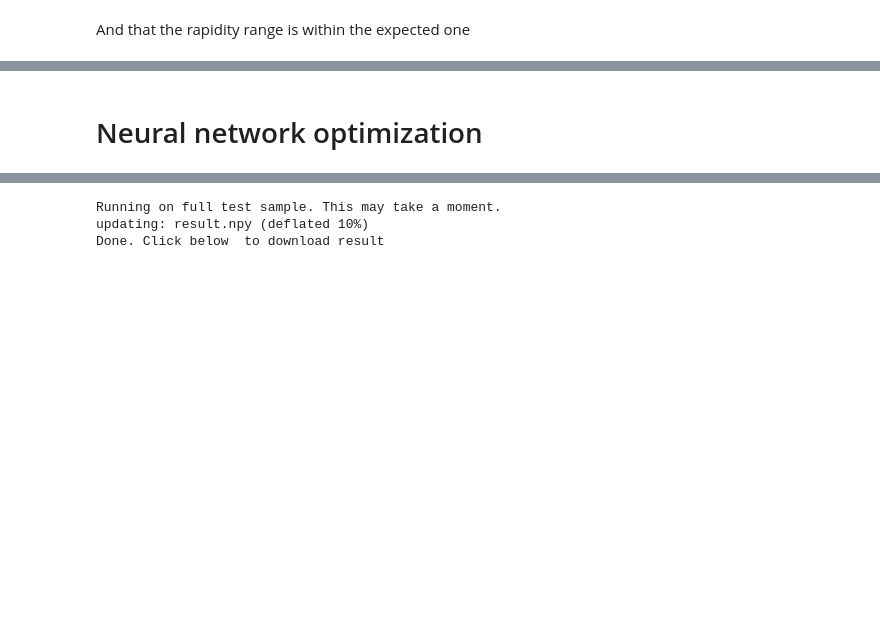
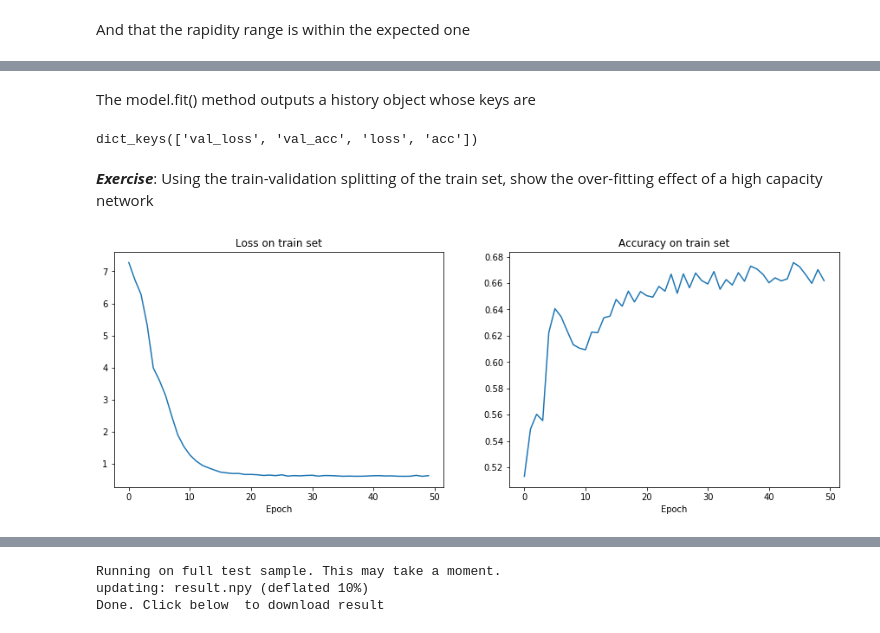
Before and after one commit to zurich-ml/MISiS2019ANN, a Jupyter notebook: do_constit.ipynb, the cells around one changed output, grey strips where cells are left out. Cells and saved outputs as stored; diff of their text form; code cells hidden in the pictures; blank space fills up the shorter version.

Commit message:
Added exercises on optimization

```diff
--- a/do_constit.ipynb
+++ b/do_constit.ipynb
@@ -209,2 +231,10 @@ Epoch 10/10
-# %% [markdown]
-# Neural network optimization
+# %% [markdown]
+The model.fit() method outputs a history object whose keys are
+# %%
+print(model_history.history.keys())
+# %% [output]
+dict_keys(['val_loss', 'val_acc', 'loss', 'acc'])
+# %% [markdown]
+
+***Exercise***:
+Using the train-validation splitting of the train set, show the over-fitting effect of a high capacity network
@@ -210,0 +249,13 @@ Epoch 10/10
+# %%
+plt.subplot(1,2,1)
+plt.plot(model_history.history['loss'])
+plt.xlabel('Epoch')
+plt.title('Loss on train set')
+plt.subplot(1,2,2)
+plt.plot(model_history.history['acc'])
+plt.xlabel('Epoch')
+plt.title('Accuracy on train set')
+fig = plt.gcf()
+fig.set_size_inches(15,5)
+# %% [output]
+[figure, added]
```
Also changed, not shown: parts of 31 cells of this notebook.
